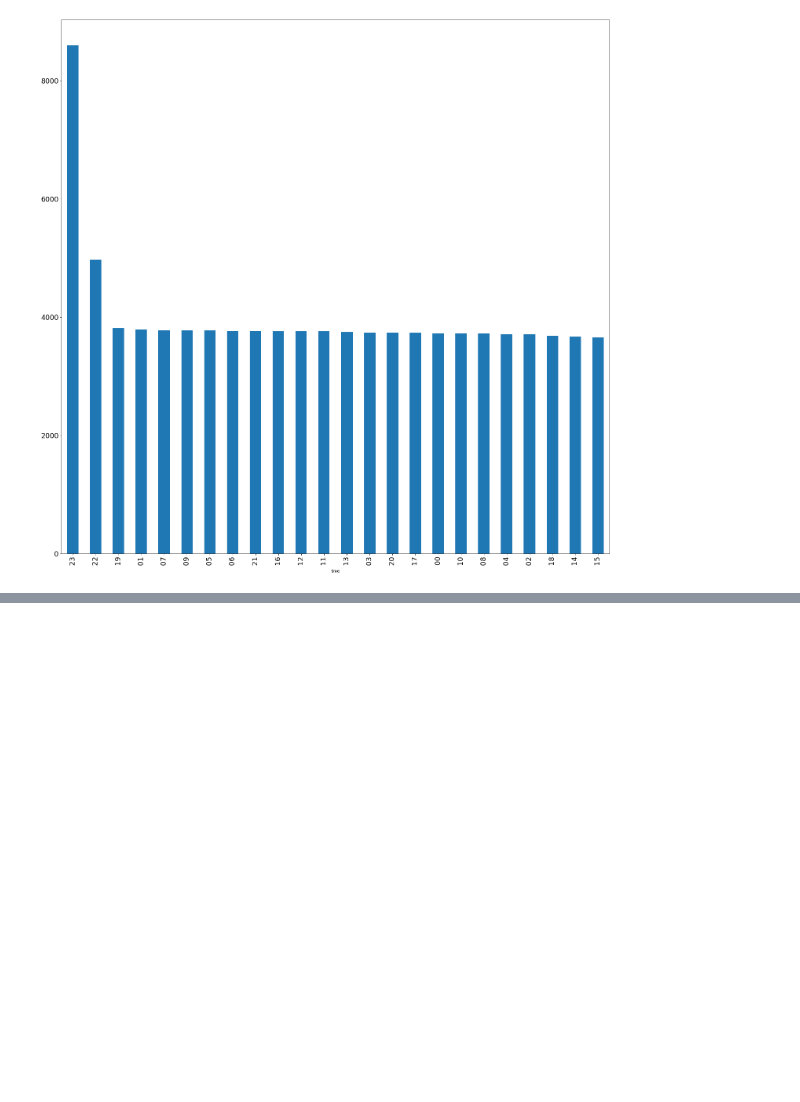
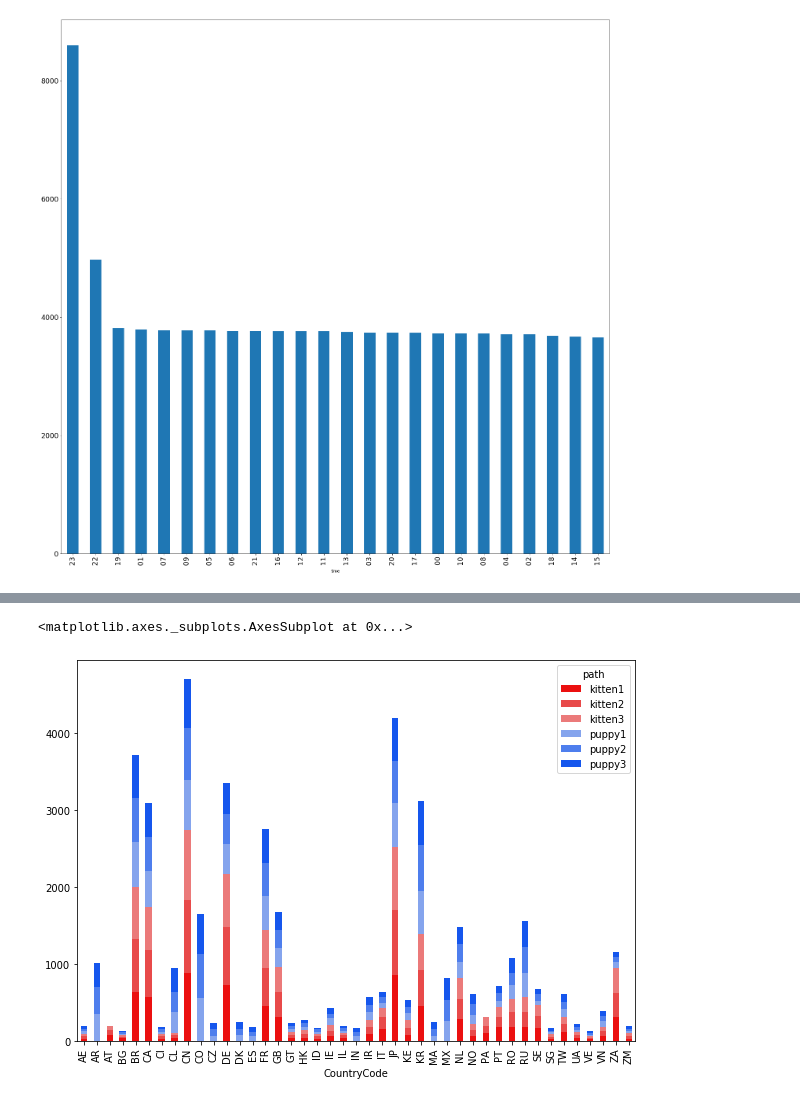
Before and after one commit to msilin/dogcat, a Jupyter notebook: Notebook_hk.ipynb, the cells around one changed output, grey strips where cells are left out. Cells and saved outputs as stored; diff of their text form; code cells hidden in the pictures; blank space fills up the shorter version.

```diff
--- a/Notebook_hk.ipynb
+++ b/Notebook_hk.ipynb
@@ -80,0 +86,10 @@ pivot_df.loc[:,['kitten1','kitten2', 'kitten3', 'puppy1', 'puppy2', 'puppy3']].p
+# %%
+# cp = df3.sort_values(by=['CountryCode'])
+cp = df3[df3.CountryCode != 'US']
+CountryPreferences = cp[0:100000].groupby(['CountryCode', 'path']).size().reset_index(name='value')
+pivot_dfcp = CountryPreferences.pivot(index='CountryCode', columns='path', values='value')
+colors = ["#eb1010","#e84a4a","#eb7a7a","#85a4ed", "#4e7eed","#1556ed"]
+pivot_dfcp.loc[:,['kitten1','kitten2', 'kitten3', 'puppy1', 'puppy2', 'puppy3']].plot.bar(stacked=True, color=colors, figsize=(10,7))
+# %% [output]
+<matplotlib.axes._subplots.AxesSubplot at 0x...>
+[figure, added]
```
Also changed, not shown: parts of 4 cells of this notebook.
